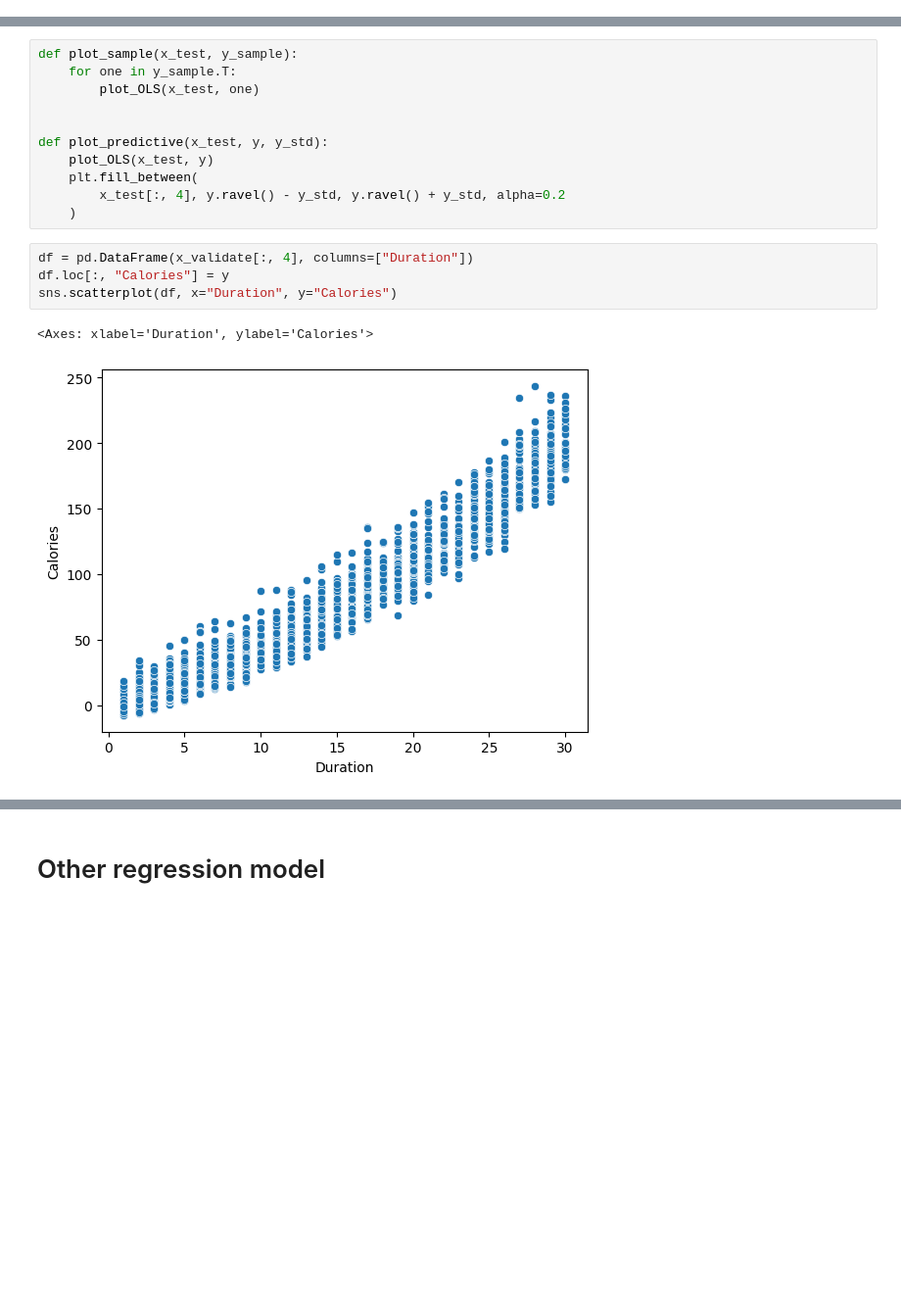
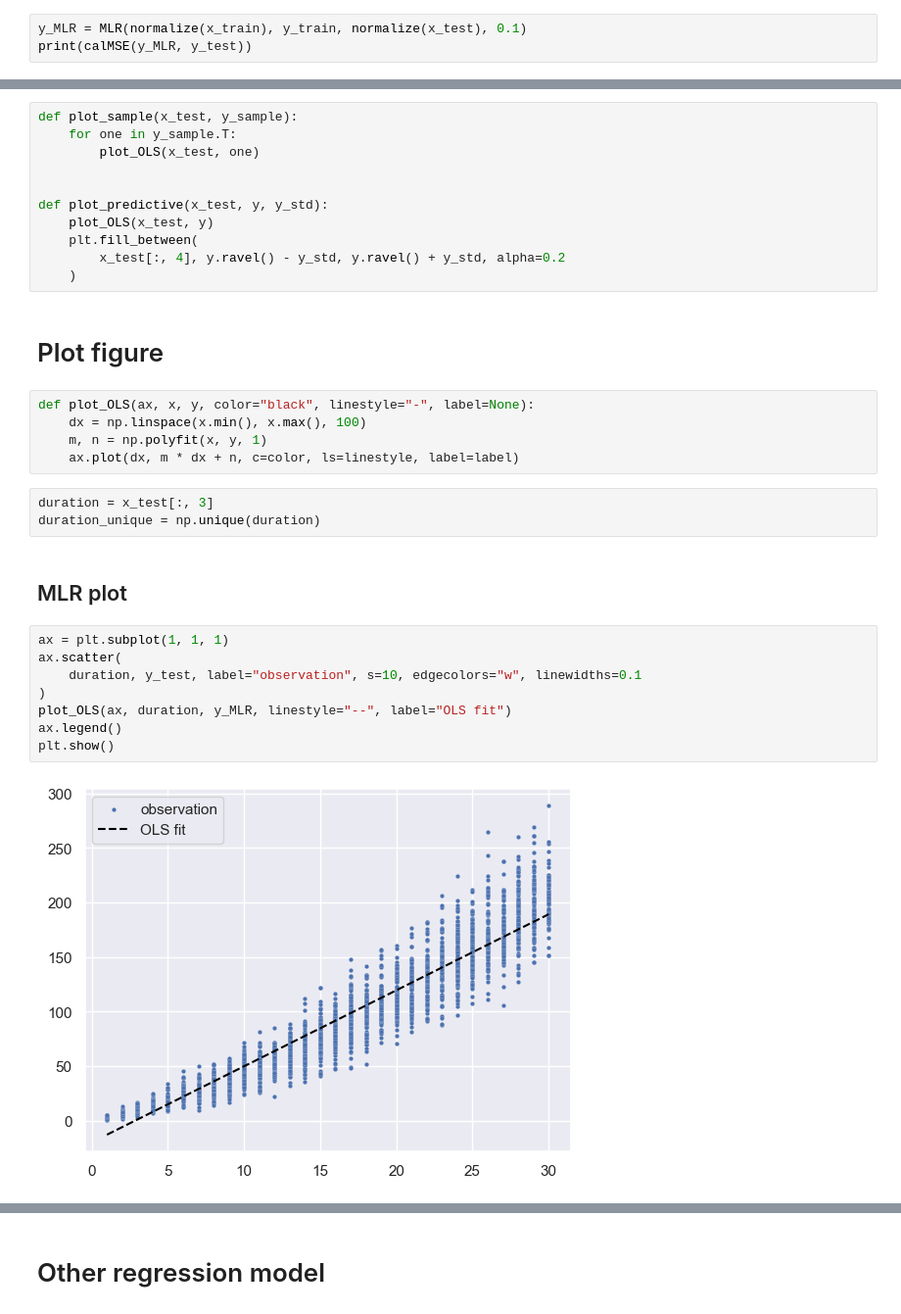
Before and after one commit to huang0520/1112_MachineLearning, a Jupyter notebook: HW3/HW3.ipynb, the cells around one changed output, grey strips where cells are left out. Shown at 98% size. Cells and saved outputs as stored; diff of their text form; blank space fills up the shorter version.

```diff
--- a/HW3/HW3.ipynb
+++ b/HW3/HW3.ipynb
@@ -191,0 +120,3 @@ plot_OLS(x_test, y_pred)
+# %%
+y_MLR = MLR(normalize(x_train), y_train, normalize(x_test), 0.1)
+print(calMSE(y_MLR, y_test))
@@ -296,10 +208,25 @@ def plot_predictive(x_test, y, y_std):
     plt.fill_between(
         x_test[:, 4], y.ravel() - y_std, y.ravel() + y_std, alpha=0.2
     )
-# %%
-df = pd.DataFrame(x_validate[:, 4], columns=["Duration"])
-df.loc[:, "Calories"] = y
-sns.scatterplot(df, x="Duration", y="Calories")
-# %% [output]
-<Axes: xlabel='Duration', ylabel='Calories'>
-[figure, removed]
+# %% [markdown]
+# Plot figure
+# %%
+def plot_OLS(ax, x, y, color="black", linestyle="-", label=None):
+    dx = np.linspace(x.min(), x.max(), 100)
+    m, n = np.polyfit(x, y, 1)
+    ax.plot(dx, m * dx + n, c=color, ls=linestyle, label=label)
+# %%
+duration = x_test[:, 3]
+duration_unique = np.unique(duration)
+# %% [markdown]
+## MLR plot
+# %%
+ax = plt.subplot(1, 1, 1)
+ax.scatter(
+    duration, y_test, label="observation", s=10, edgecolors="w", linewidths=0.1
+)
+plot_OLS(ax, duration, y_MLR, linestyle="--", label="OLS fit")
+ax.legend()
+plt.show()
+# %% [output]
+[figure, added]
```
Also changed, not shown: parts of 28 cells of this notebook, 1 other file.
